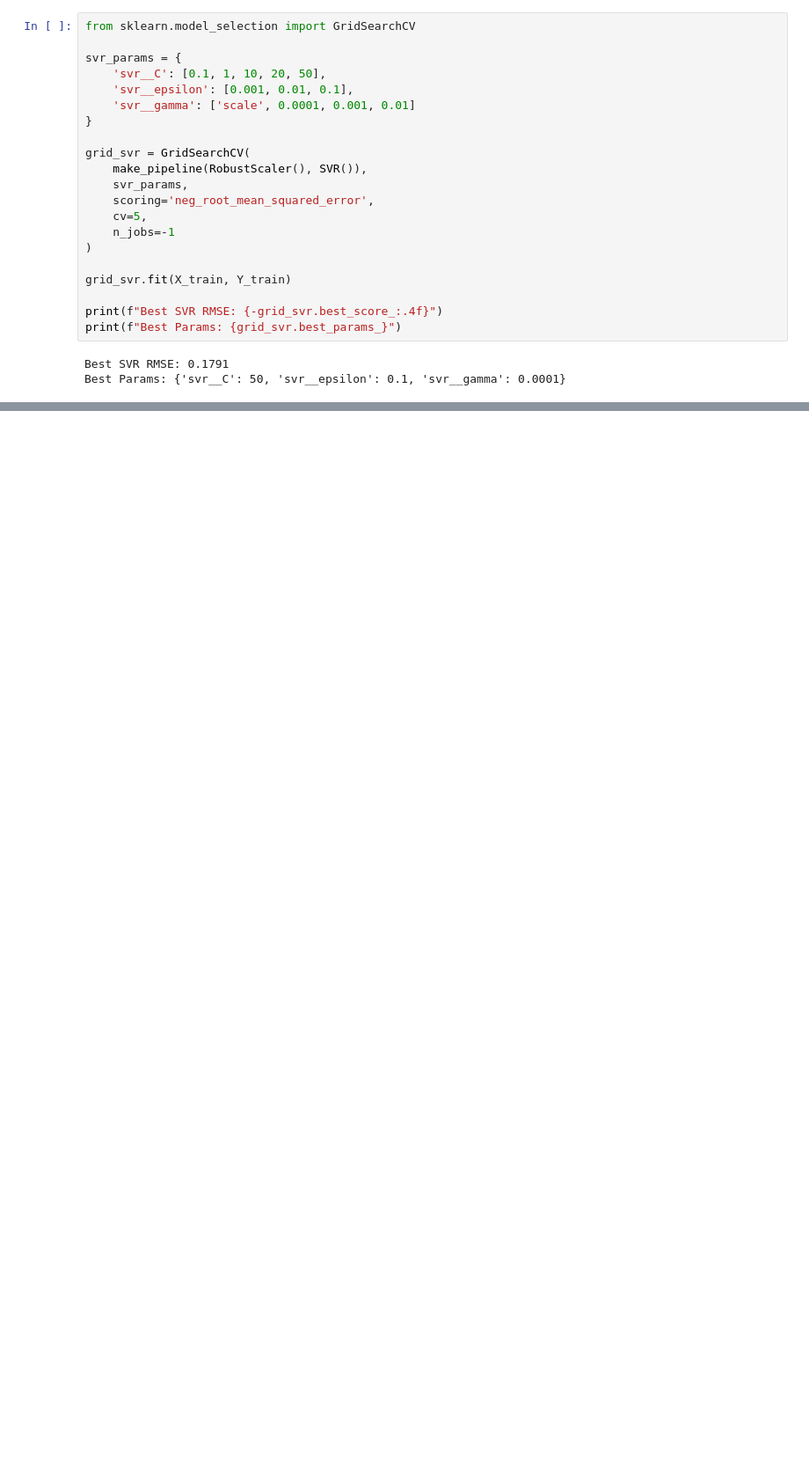
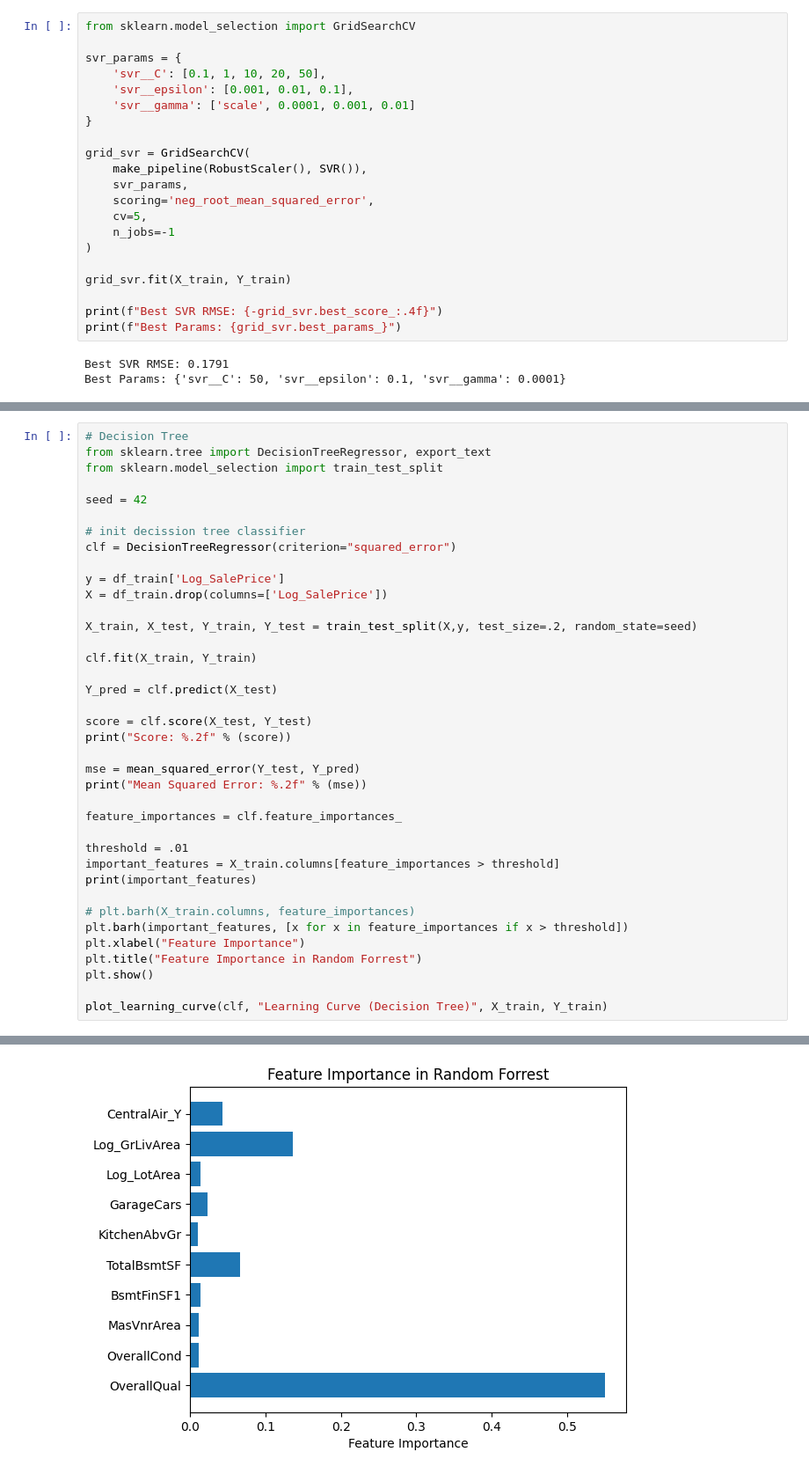
Before and after one commit to Kabir5296/HousingPrices-DS675-Project, a Jupyter notebook: modelling.ipynb, the cells around one changed output, grey strips where cells are left out. Shown at 88% size. Cells and saved outputs as stored; diff of their text form; blank space fills up the shorter version.

Commit message:
Added Decision Tree and Random Forrest

```diff
--- a/modelling.ipynb
+++ b/modelling.ipynb
@@ -173,0 +175,39 @@ plot_learning_curve(xgb_model, "Learning Curve (Gradient Boosting)", X_train, Y_
+# %%
+# Decision Tree
+from sklearn.tree import DecisionTreeRegressor, export_text
+from sklearn.model_selection import train_test_split
+
+seed = 42
+
+# init decission tree classifier
+clf = DecisionTreeRegressor(criterion="squared_error")
+
+y = df_train['Log_SalePrice']
+X = df_train.drop(columns=['Log_SalePrice'])
+
+X_train, X_test, Y_train, Y_test = train_test_split(X,y, test_size=.2, random_state=seed)
+
+clf.fit(X_train, Y_train)
+
+Y_pred = clf.predict(X_test)
+
+score = clf.score(X_test, Y_test)
+print("Score: %.2f" % (score))
+
+mse = mean_squared_error(Y_test, Y_pred)
+print("Mean Squared Error: %.2f" % (mse))
+
+feature_importances = clf.feature_importances_
+
+threshold = .01
+important_features = X_train.columns[feature_importances > threshold]
+print(important_features)
+
+# plt.barh(X_train.columns, feature_importances)
+plt.barh(important_features, [x for x in feature_importances if x > threshold])
+plt.xlabel("Feature Importance")
+plt.title("Feature Importance in Random Forrest")
+plt.show()
+
+plot_learning_curve(clf, "Learning Curve (Decision Tree)", X_train, Y_train)
+# %% [output]
@@ -173,0 +220 @@ plot_learning_curve(xgb_model, "Learning Curve (Gradient Boosting)", X_train, Y_
+[figure, added]
```
Also changed, not shown: parts of 6 cells of this notebook, 1 other file.
